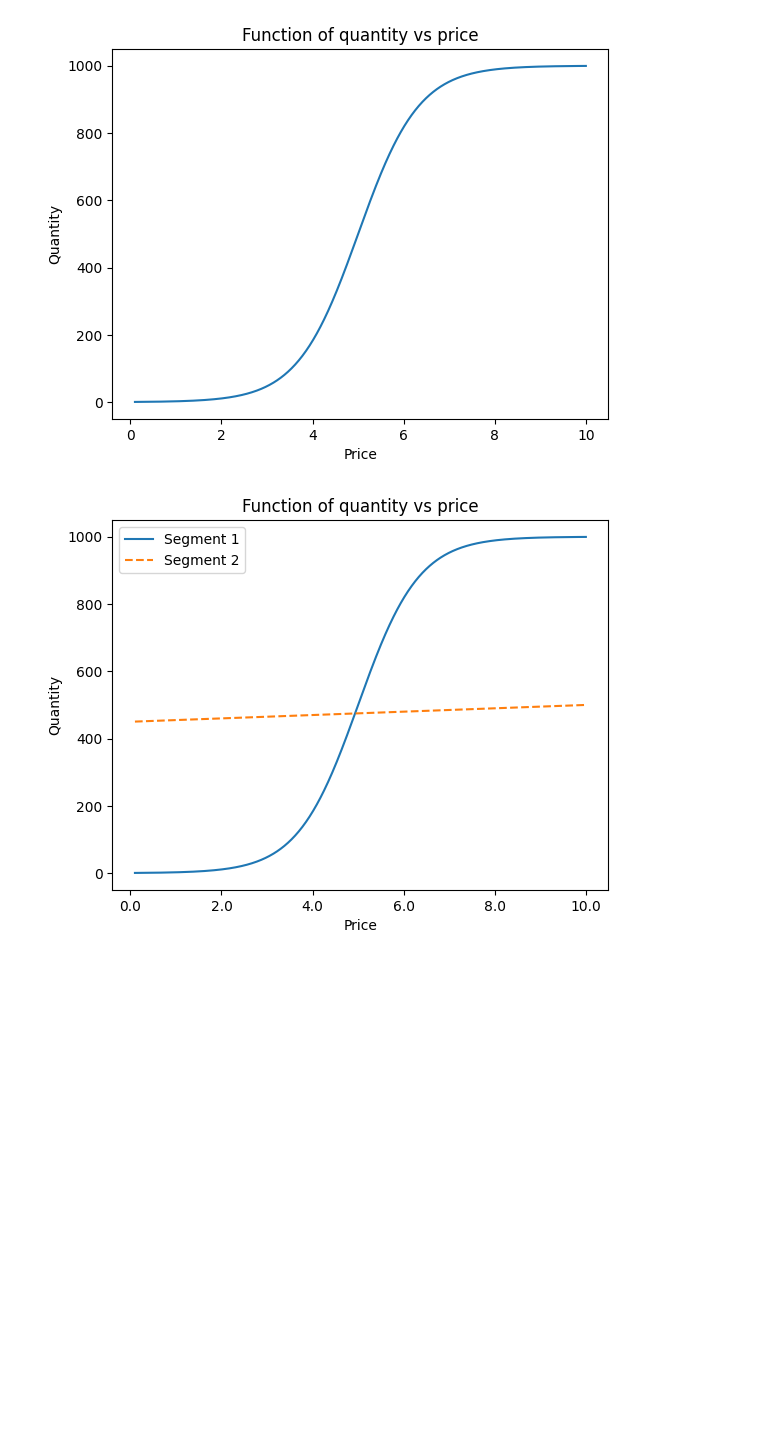
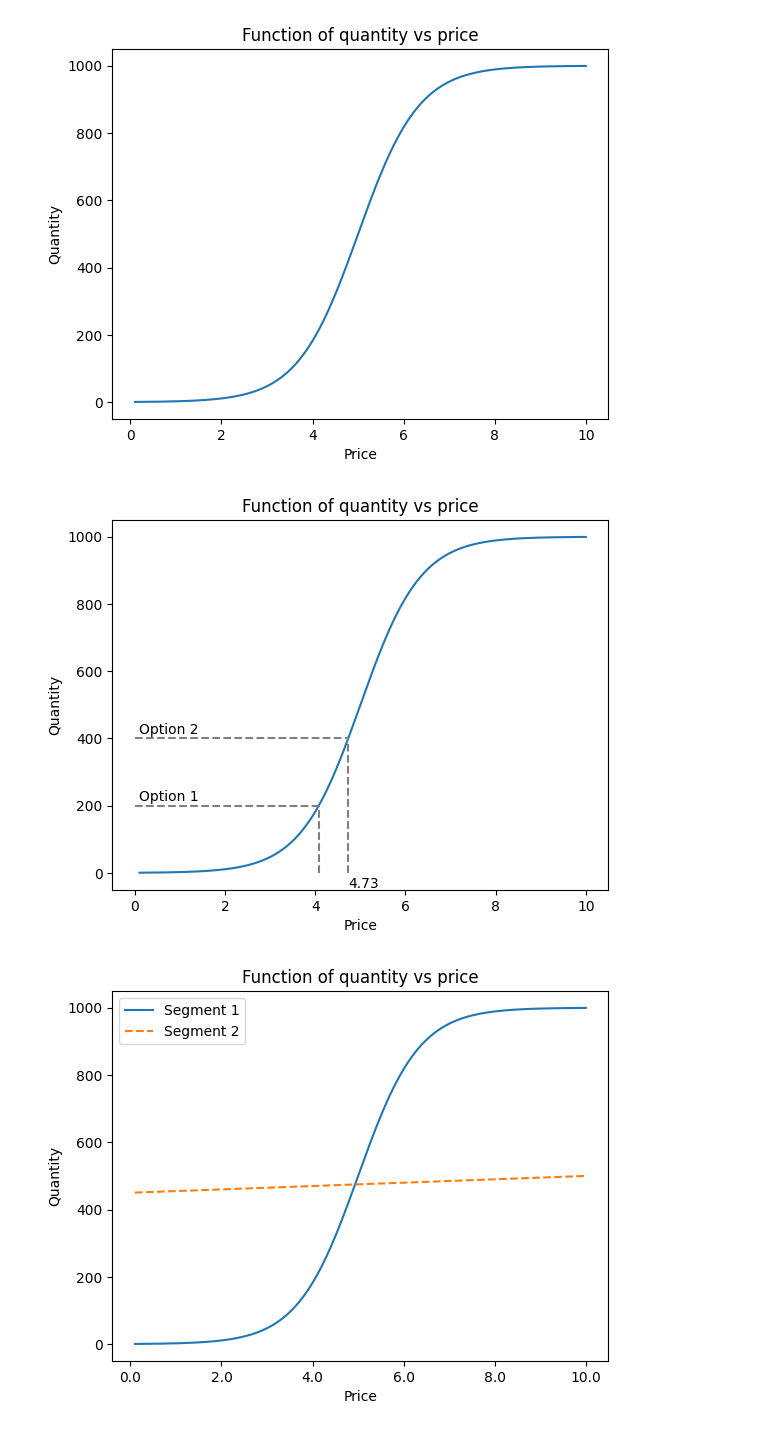
Before and after one commit to c-sergeev/Optimization, a Jupyter notebook: Optimization analysis.ipynb, the cells around one changed output. Saved outputs shown, nothing was run; the diff lists cells and outputs as text; code cells hidden in the pictures; blank space fills up the shorter version.

Commit message:
Update project write-up, images, and notebooks

```diff
--- a/Optimization analysis.ipynb
+++ b/Optimization analysis.ipynb
@@ -17,6 +17,31 @@ plt.title("Function of quantity vs price")
 plt.show()
 # %% [output]
 [figure]
+# %%
+x_curve = np.linspace(0.1, 10, 1000)
+y_curve = logistic(x_curve, 0, 1000, 1.5, 5)
+
+plt.plot(x_curve, y_curve)
+
+for qty in [200, 400]:
+    price = 5 - np.log(1000 / qty - 1) / 1.5
+
+    plt.hlines(qty, xmin=0, xmax=price, colors="gray", linestyles="dashed")
+
+    plt.vlines(price, ymin=0, ymax=qty, colors="gray", linestyles="dashed")
+
+    if qty == 400:
+        plt.text(price, -45, f"{price:.2f}", ha="left")
+
+    label = "Option 1" if qty == 200 else "Option 2"
+    plt.text(0.1, qty + 15, label, ha="left")
+
+plt.xlabel("Price")
+plt.ylabel("Quantity")
+plt.title("Function of quantity vs price")
+plt.show()
+# %% [output]
+[figure, added]
 # %%
 import matplotlib.ticker as mtick
 
```
Also changed, not shown: parts of 11 cells of this notebook, 3 other files.
